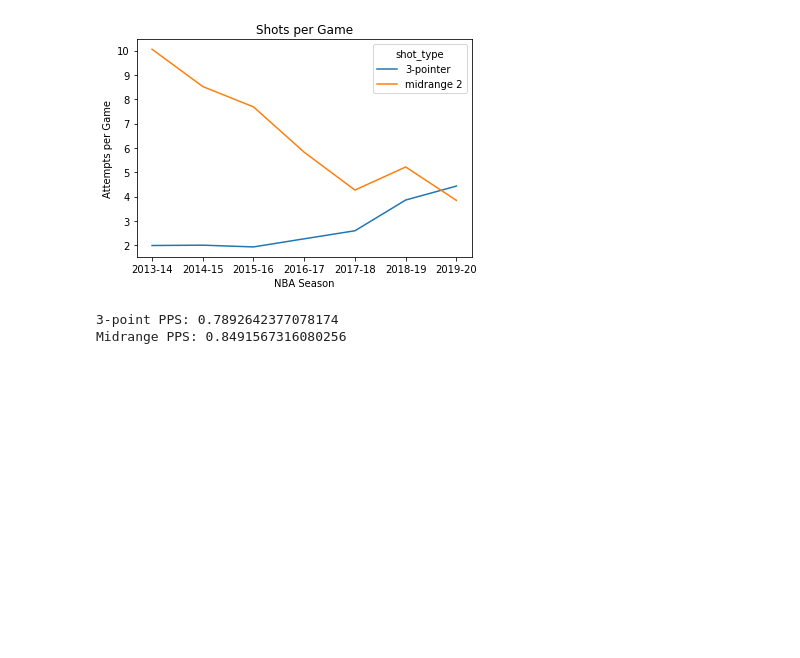
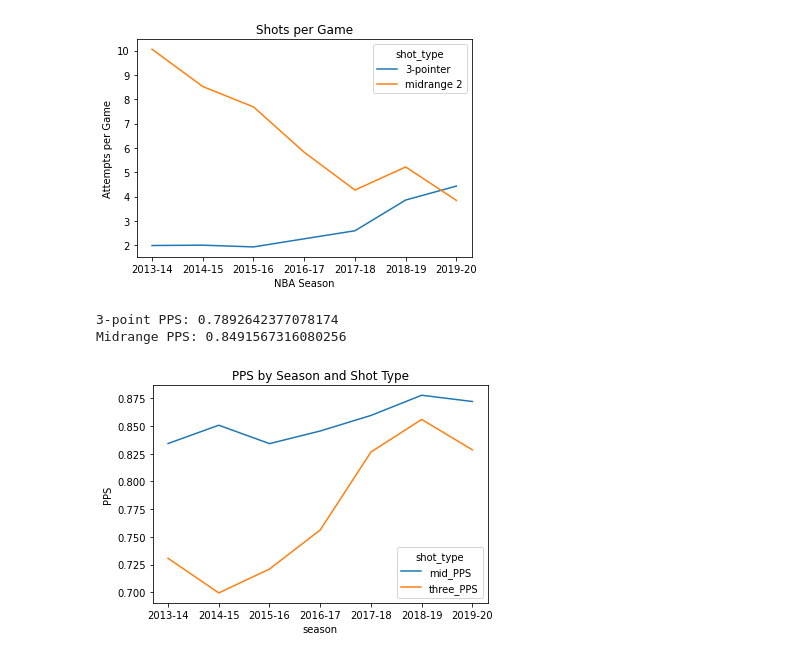
Before and after one commit to wplam107/nba_player_pos, a Jupyter notebook: notebooks/pps_seasons.ipynb, the cells around one changed output. Saved outputs shown, nothing was run; the diff lists cells and outputs as text; code cells hidden in the pictures; blank space fills up the shorter version.

```diff
--- a/notebooks/pps_seasons.ipynb
+++ b/notebooks/pps_seasons.ipynb
@@ -316,3 +296,24 @@ print('Midrange PPS:', mid_pps)
 # %% [output]
 3-point PPS: 0.7892642377078174
 Midrange PPS: 0.8491567316080256
+# %%
+mid_pps_sea = (2 * df2.groupby('season')['FG2>=10M'].sum() / df2.groupby('season')['FG2>=10A'].sum()).reset_index()
+three_pps_sea = (3 * df2.groupby('season')['FG3M'].sum() /df2.groupby('season')['FG3A'].sum()).reset_index()
+# %%
+data = pd.merge(mid_pps_sea, three_pps_sea, on='season')
+# %%
+data.columns = ['season', 'mid_PPS', 'three_PPS']
+# %%
+data = pd.melt(
+    data,
+    id_vars='season',
+    value_vars=['mid_PPS', 'three_PPS'],
+    var_name='shot_type',
+    value_name='PPS'
+)
+# %%
+sns.lineplot(data=data, x='season', y='PPS', hue='shot_type')
+plt.title('PPS by Season and Shot Type')
+plt.show()
+# %% [output]
+[figure, added]
```
Also changed, not shown: parts of 22 cells of this notebook, 1 other file.
